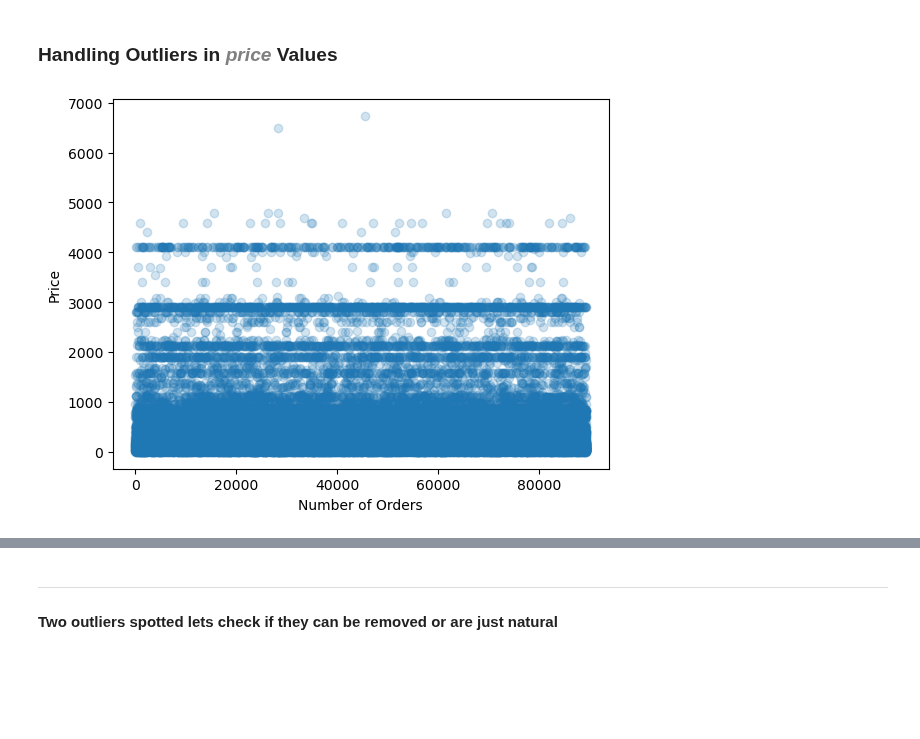
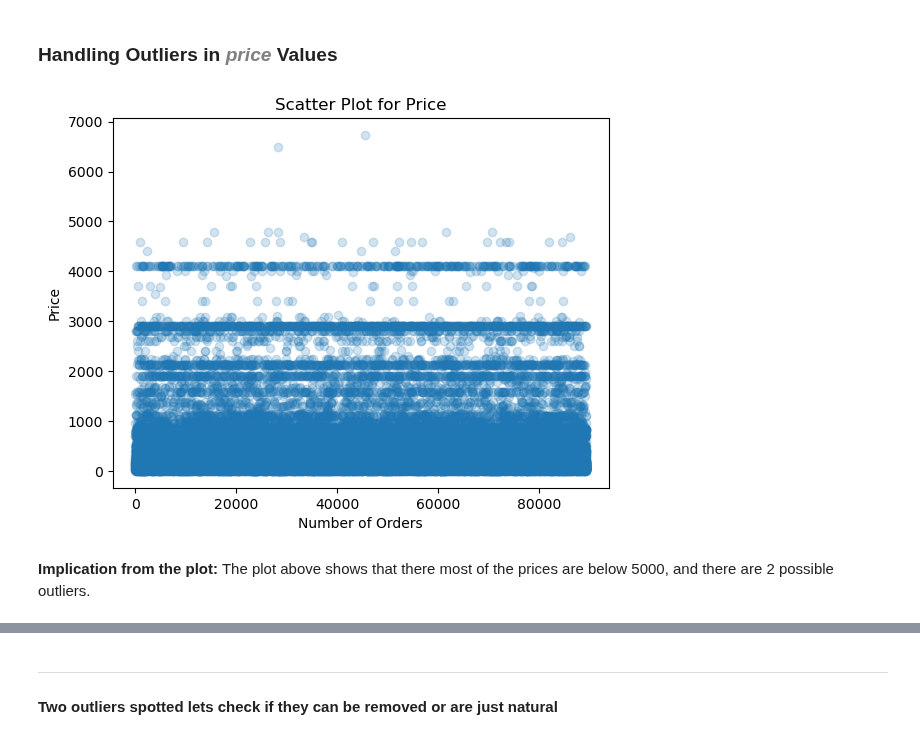
Before and after one commit to JatinY459/ecommerce-data-analysis, a Jupyter notebook: notebooks/02_data_cleaning.ipynb, the cells around one changed output, grey strips where cells are left out. Cells and saved outputs as stored; diff of their text form; code cells hidden in the pictures; blank space fills up the shorter version.

Commit message:
refined cleaning file + plots

```diff
--- a/notebooks/02_data_cleaning.ipynb
+++ b/notebooks/02_data_cleaning.ipynb
@@ -313,10 +315,13 @@ order_items.sample()
 # %%
 plt.scatter(order_items['price'].index, order_items['price'], alpha=0.2)
 plt.ylabel("Price")
 plt.xlabel("Number of Orders")
+plt.title("Scatter Plot for Price")
 plt.show()
 # %% [output]
-[figure, old version]
+[figure, new version]
+# %% [markdown]
+**Implication from the plot:** The plot above shows that there most of the prices are below 5000, and there are 2 possible outliers.
 # %%
 order_items[order_items['price'] > 3500]['price'].value_counts()
 # this justifies the crowded line over 4000 & similarly other crowded lined as well.
```
Also changed, not shown: parts of 14 cells of this notebook.
